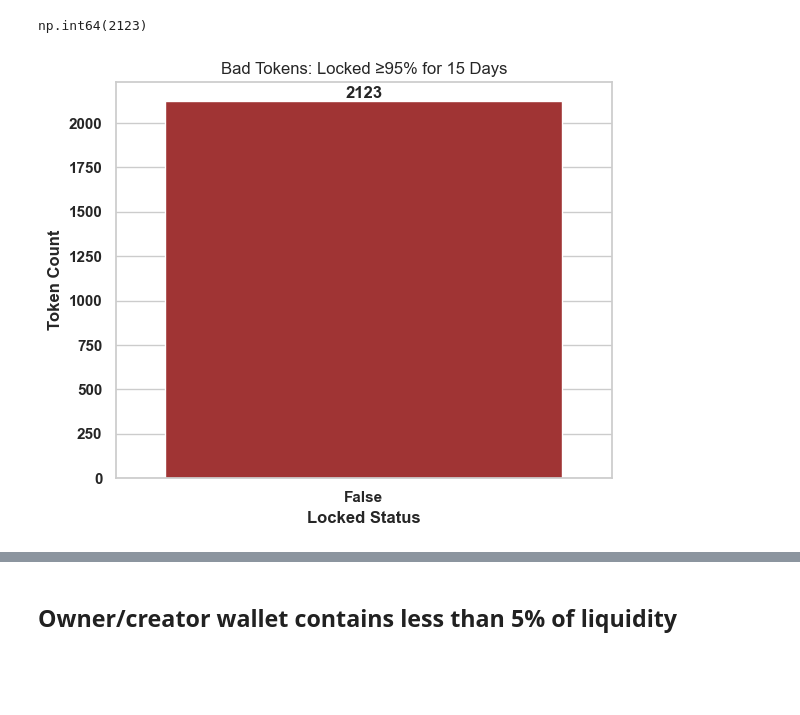
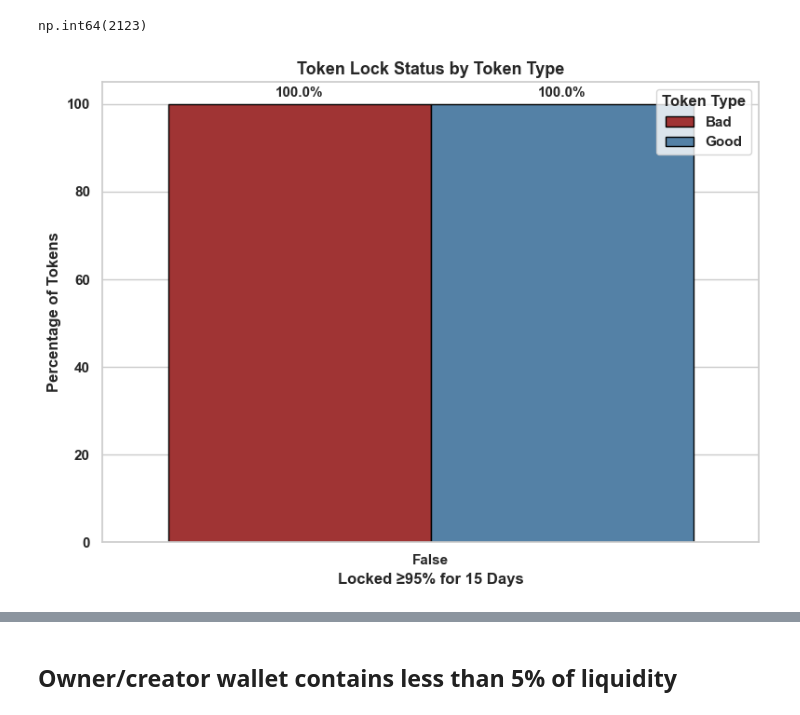
Before and after one commit to all-1807355/token-analyzer, a Jupyter notebook: data_analysis/liquidity_analysis.ipynb, the cells around one changed output, grey strips where cells are left out. Saved outputs shown, nothing was run; the diff lists cells and outputs as text; code cells hidden in the pictures; blank space fills up the shorter version.

```diff
--- a/data_analysis/liquidity_analysis.ipynb
+++ b/data_analysis/liquidity_analysis.ipynb
@@ -902,79 +865,81 @@ df_liquidity_good = pd.read_csv("../csv_outputs/good_tokens/master_liquidity.csv
 def clean_locked_column(df):
     df = df.copy()
 
     def to_bool(val):
         val = str(val).strip().lower()
         if val in ['True', '1', 'yes']:
             return True
         elif val in ['False', '0', 'no']:
             return False
         else:
             return False  # Coerce None or invalid to False
 
     df['locked_clean'] = df['locked_95_for_15_days'].apply(to_bool)
     return df
 
 # Clean both datasets
 df_bad_clean = clean_locked_column(df_liquidity_bad)
 df_good_clean = clean_locked_column(df_liquidity_good)
 
 # Count values
 locked_counts_bad = df_bad_clean['locked_clean'].value_counts().sort_index()
 locked_counts_good = df_good_clean['locked_clean'].value_counts().sort_index()
 
-# --- Plot BAD tokens ---
-plt.figure(figsize=(6, 5))
+import pandas as pd
+import matplotlib.pyplot as plt
+import seaborn as sns
+
+# Step 1: Convert counts to percentage
+locked_pct_bad = (locked_counts_bad / total_bad * 100).reset_index()
+locked_pct_good = (locked_counts_good / total_good * 100).reset_index()
+
+locked_pct_bad.columns = ['Locked ≥95% for 15 Days', 'Percentage']
+locked_pct_good.columns = ['Locked ≥95% for 15 Days', 'Percentage']
+
+# Add token type labels
+locked_pct_bad['Token Type'] = 'Bad'
+locked_pct_good['Token Type'] = 'Good'
+
+# Combine into one DataFrame
+plot_df = pd.concat([locked_pct_bad, locked_pct_good], ignore_index=True)
+
+# Ensure categorical x-axis values are strings
+plot_df['Locked ≥95% for 15 Days'] = plot_df['Locked ≥95% for 15 Days'].astype(str)
+
+# Step 2: Create grouped bar plot
+plt.figure(figsize=(8, 6))
 sns.set_theme(style="whitegrid")
-bars_bad = sns.barplot(
-    x=locked_counts_bad.index.astype(str),
-    y=locked_counts_bad.values,
-    color='firebrick'
+ax = sns.barplot(
+    data=plot_df,
+    x='Locked ≥95% for 15 Days',
+    y='Percentage',
+    hue='Token Type',
+    palette={'Good': 'steelblue', 'Bad': 'firebrick'},
+    edgecolor='black'
 )
-plt.title('Bad Tokens: Locked ≥95% for 15 Days')
-plt.xlabel('Locked Status')
-plt.ylabel('Token Count')
 
-# Annotate bars
-for bar, count in zip(bars_bad.patches, locked_counts_bad.values):
-    height = bar.get_height()
-    plt.text(
-        bar.get_x() + bar.get_width() / 2,
-        height + 0.5,
-        f'{count}',
-        ha='center',
-        va='bottom',
-        fontsize=12,
-        fontweight='bold'
-    )
+# Step 3: Annotate bars with percentage labels
+for container in ax.containers:
+    for bar in container:
+        height = bar.get_height()
+        if height > 0:
+            ax.text(
+                bar.get_x() + bar.get_width() / 2,
+                height + 1,
+                f"{height:.1f}%",
+                ha='center',
+                va='bottom',
+                fontsize=11,
+                fontweight='bold'
+            )
 
+# Labels and styling
+ax.set_xlabel('Locked ≥95% for 15 Days', fontsize=12, fontweight='bold')
+ax.set_ylabel('Percentage of Tokens', fontsize=12, fontweight='bold')
+ax.set_title('Token Lock Status by Token Type', fontsize=13, fontweight='bold')
+ax.legend(title='Token Type')
 plt.tight_layout()
+plt.savefig("compliance.pdf", format="pdf", bbox_inches="tight")
 plt.show()
-
-# --- Plot GOOD tokens ---
-plt.figure(figsize=(6, 5))
-bars_good = sns.barplot(
-    x=locked_counts_good.index.astype(str),
-    y=locked_counts_good.values,
-    color='steelblue'
-)
-plt.title('Good Tokens: Locked ≥95% for 15 Days')
-plt.xlabel('Locked Status')
-plt.ylabel('Token Count')
-
-# Annotate bars
-for bar, count in zip(bars_good.patches, locked_counts_good.values):
-    height = bar.get_height()
-    plt.text(
-        bar.get_x() + bar.get_width() / 2,
-        height + 0.5,
-        f'{count}',
-        ha='center',
-        va='bottom',
-        fontsize=12,
-        fontweight='bold'
-    )
-
-plt.tight_layout()
-plt.show()
 # %% [output]
-[figure, old version]
+[figure, new version]
```
Also changed, not shown: parts of 8 cells of this notebook, 37 other files.
